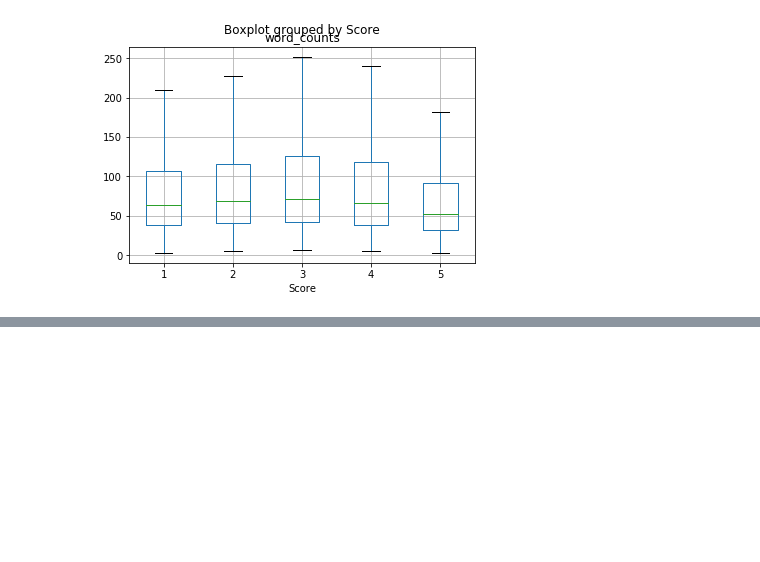
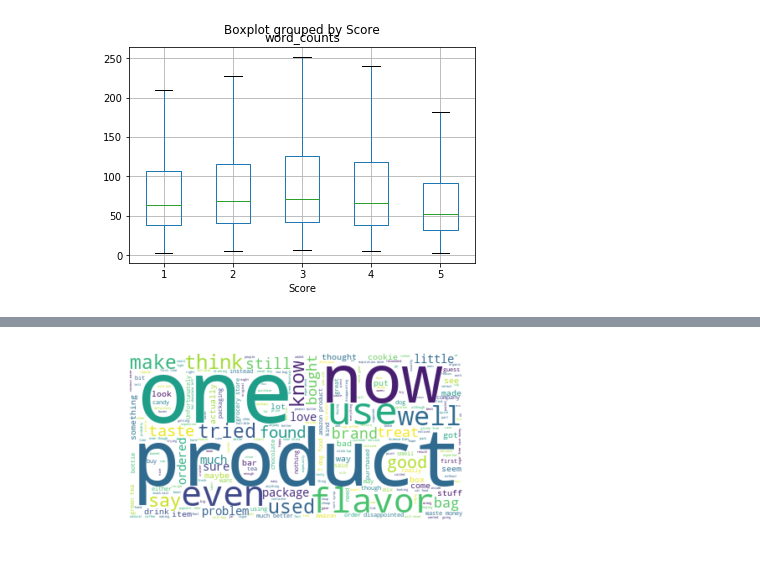
Before and after one commit to patriciaroze/PCBS-Sentiment_Analysis, a Jupyter notebook: Sentiment_Analysis.ipynb, the cells around one changed output, grey strips where cells are left out. Drawn from its saved outputs; the diff is of its cells as text; code cells hidden in the pictures; blank space fills up the shorter version.

```diff
--- a/Sentiment_Analysis.ipynb
+++ b/Sentiment_Analysis.ipynb
@@ -122,0 +154,14 @@ def helpfulness_rating(file):
+# %%
+def wordcloud(file, score_min = 1, score_max = 5) :
+    text = " ".join(review for review in file[(file.Score<=score_max) & (file.Score>=score_min)].Text)
+    stopwords = set(STOPWORDS)
+    stopwords.update(["br", "gp", 'href'])
+    wordcloud = WordCloud(stopwords=stopwords, max_words=500, background_color="white").generate(text)
+    plt.imshow(wordcloud, interpolation='bilinear')
+    plt.axis("off")
+    return plt.show()
+wordcloud(file, score_min = 4)
+# %%
+wordcloud(file, score_max = 2)
+# %% [output]
+[figure, added]
```
Also changed, not shown: parts of 10 cells of this notebook.
